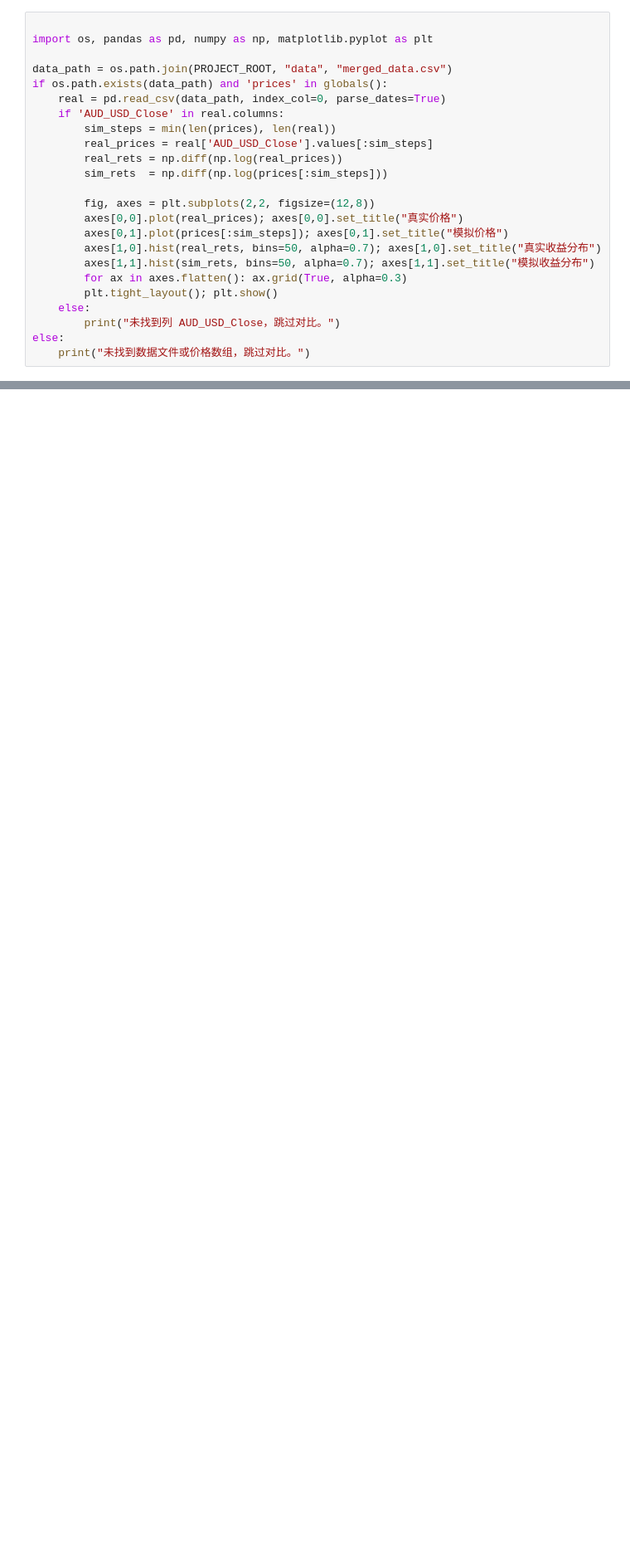
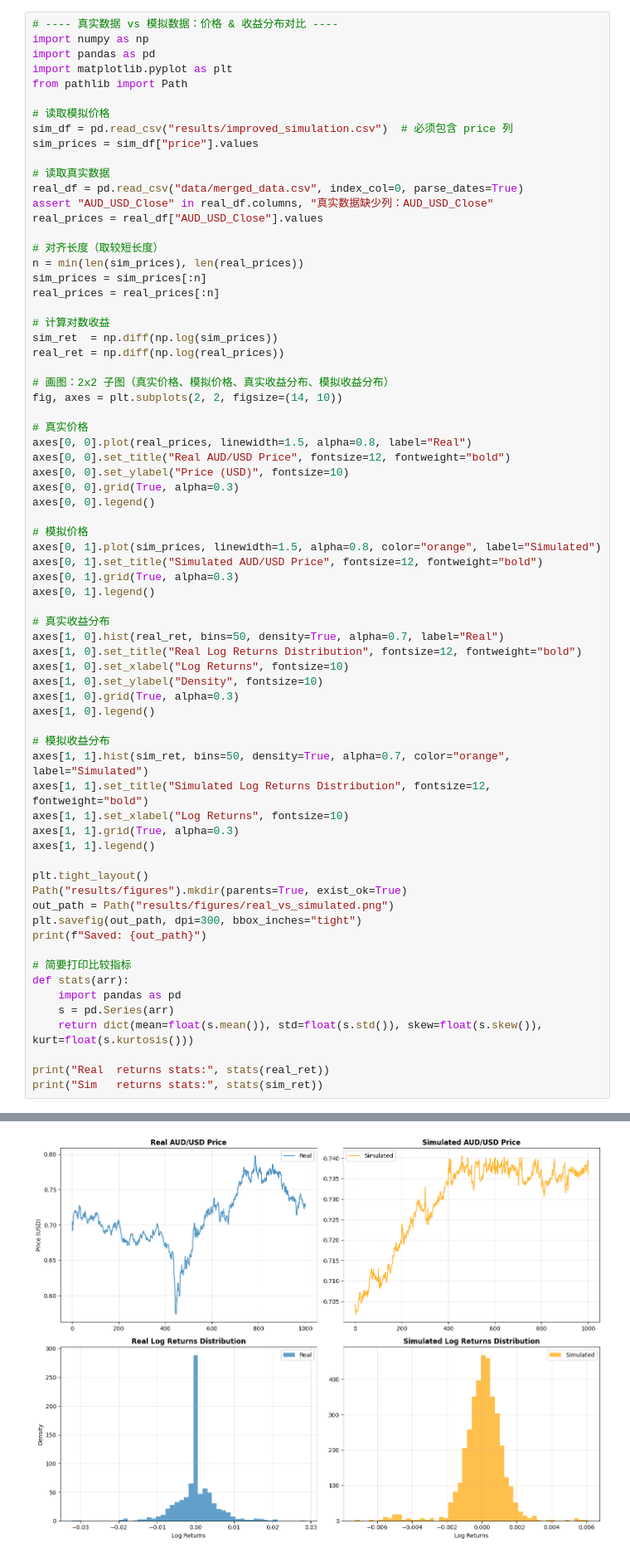
Before and after one commit to Y0gnut/cits4403, a Jupyter notebook: Demo.ipynb, the cells around one changed output, grey strips where cells are left out. Shown: that part at 83% size. Cells and saved outputs as stored; diff of their text form; blank space fills up the shorter version.

```diff
--- a/Demo.ipynb
+++ b/Demo.ipynb
@@ -151,24 +385,71 @@ else:
 # %%
+# ---- 真实数据 vs 模拟数据：价格 & 收益分布对比 ----
+import numpy as np
+import pandas as pd
+import matplotlib.pyplot as plt
+from pathlib import Path
 
-import os, pandas as pd, numpy as np, matplotlib.pyplot as plt
+# 读取模拟价格
+sim_df = pd.read_csv("results/improved_simulation.csv")  # 必须包含 price 列
+sim_prices = sim_df["price"].values
 
-data_path = os.path.join(PROJECT_ROOT, "data", "merged_data.csv")
-if os.path.exists(data_path) and 'prices' in globals():
-    real = pd.read_csv(data_path, index_col=0, parse_dates=True)
-    if 'AUD_USD_Close' in real.columns:
-        sim_steps = min(len(prices), len(real))
-        real_prices = real['AUD_USD_Close'].values[:sim_steps]
-        real_rets = np.diff(np.log(real_prices))
-        sim_rets  = np.diff(np.log(prices[:sim_steps]))
+# 读取真实数据
+real_df = pd.read_csv("data/merged_data.csv", index_col=0, parse_dates=True)
+assert "AUD_USD_Close" in real_df.columns, "真实数据缺少列：AUD_USD_Close"
+real_prices = real_df["AUD_USD_Close"].values
 
-        fig, axes = plt.subplots(2,2, figsize=(12,8))
-        axes[0,0].plot(real_prices); axes[0,0].set_title("真实价格")
-        axes[0,1].plot(prices[:sim_steps]); axes[0,1].set_title("模拟价格")
-        axes[1,0].hist(real_rets, bins=50, alpha=0.7); axes[1,0].set_title("真实收益分布")
-        axes[1,1].hist(sim_rets, bins=50, alpha=0.7); axes[1,1].set_title("模拟收益分布")
-        for ax in axes.flatten(): ax.grid(True, alpha=0.3)
-        plt.tight_layout(); plt.show()
-    else:
-        print("未找到列 AUD_USD_Close，跳过对比。")
-else:
-    print("未找到数据文件或价格数组，跳过对比。")
+# 对齐长度（取较短长度）
+n = min(len(sim_prices), len(real_prices))
+sim_prices = sim_prices[:n]
+real_prices = real_prices[:n]
+
+# 计算对数收益
+sim_ret  = np.diff(np.log(sim_prices))
+real_ret = np.diff(np.log(real_prices))
+
+# 画图：2x2 子图（真实价格、模拟价格、真实收益分布、模拟收益分布）
+fig, axes = plt.subplots(2, 2, figsize=(14, 10))
+
+# 真实价格
+axes[0, 0].plot(real_prices, linewidth=1.5, alpha=0.8, label="Real")
+axes[0, 0].set_title("Real AUD/USD Price", fontsize=12, fontweight="bold")
+axes[0, 0].set_ylabel("Price (USD)", fontsize=10)
+axes[0, 0].grid(True, alpha=0.3)
+axes[0, 0].legend()
+
+# 模拟价格
+axes[0, 1].plot(sim_prices, linewidth=1.5, alpha=0.8, color="orange", label="Simulated")
+axes[0, 1].set_title("Simulated AUD/USD Price", fontsize=12, fontweight="bold")
+axes[0, 1].grid(True, alpha=0.3)
+axes[0, 1].legend()
+
+# 真实收益分布
+axes[1, 0].hist(real_ret, bins=50, density=True, alpha=0.7, label="Real")
+axes[1, 0].set_title("Real Log Returns Distribution", fontsize=12, fontweight="bold")
+axes[1, 0].set_xlabel("Log Returns", fontsize=10)
+axes[1, 0].set_ylabel("Density", fontsize=10)
+axes[1, 0].grid(True, alpha=0.3)
+axes[1, 0].legend()
+
+# 模拟收益分布
+axes[1, 1].hist(sim_ret, bins=50, density=True, alpha=0.7, color="orange", label="Simulated")
+axes[1, 1].set_title("Simulated Log Returns Distribution", fontsize=12, fontweight="bold")
+axes[1, 1].set_xlabel("Log Returns", fontsize=10)
+axes[1, 1].grid(True, alpha=0.3)
+axes[1, 1].legend()
+
+plt.tight_layout()
+Path("results/figures").mkdir(parents=True, exist_ok=True)
+out_path = Path("results/figures/real_vs_simulated.png")
+plt.savefig(out_path, dpi=300, bbox_inches="tight")
+print(f"Saved: {out_path}")
+
+# 简要打印比较指标
+def stats(arr):
+    import pandas as pd
+    s = pd.Series(arr)
+    return dict(mean=float(s.mean()), std=float(s.std()), skew=float(s.skew()), kurt=float(s.kurtosis()))
+
+print("Real  returns stats:", stats(real_ret))
+print("Sim   returns stats:", stats(sim_ret))
+# %% [output]
@@ -175 +459,2 @@ else:
+[figure, added]
 # %% [markdown]
```
Also changed, not shown: parts of 19 cells of this notebook, 6 other files.
